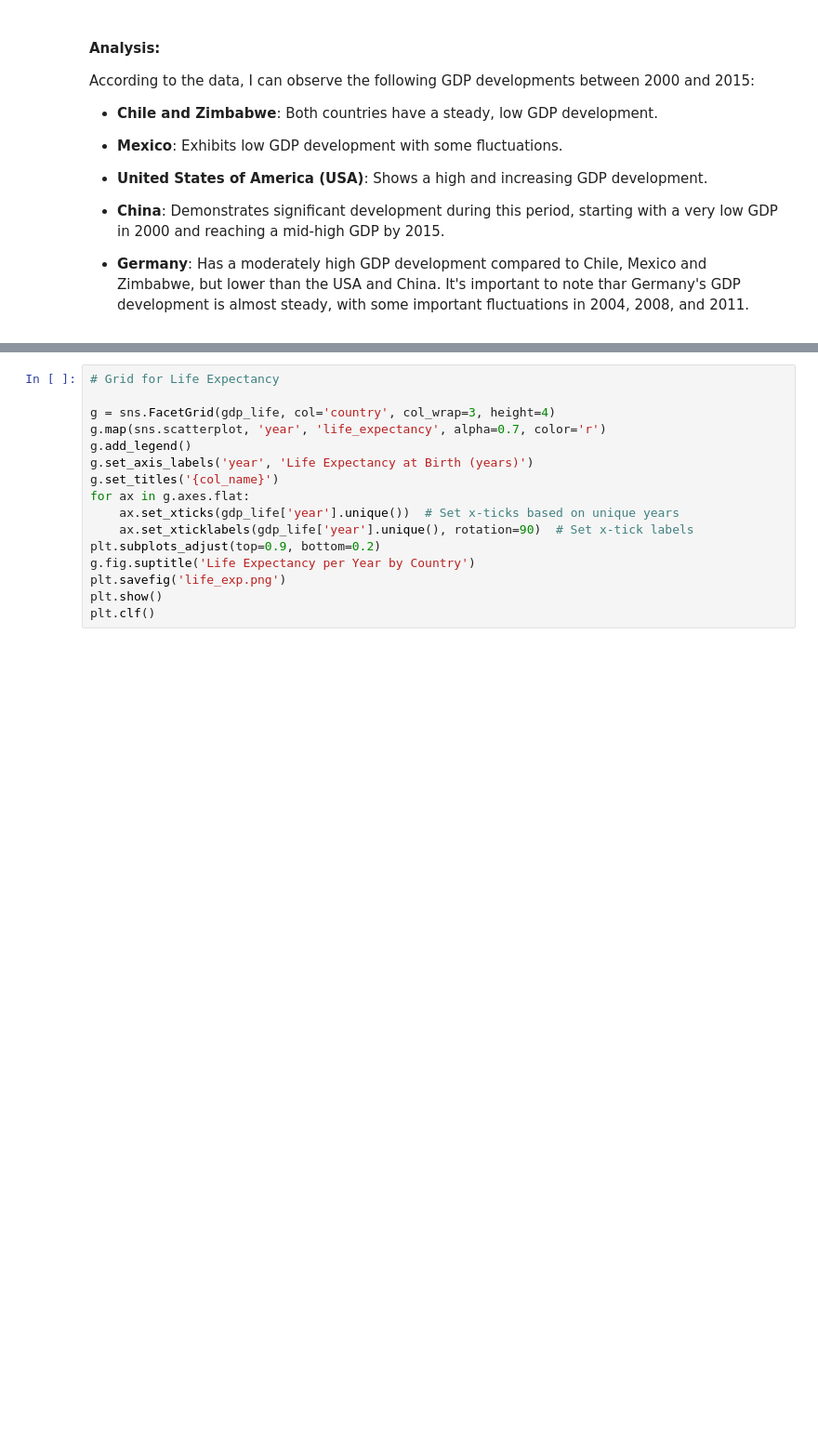
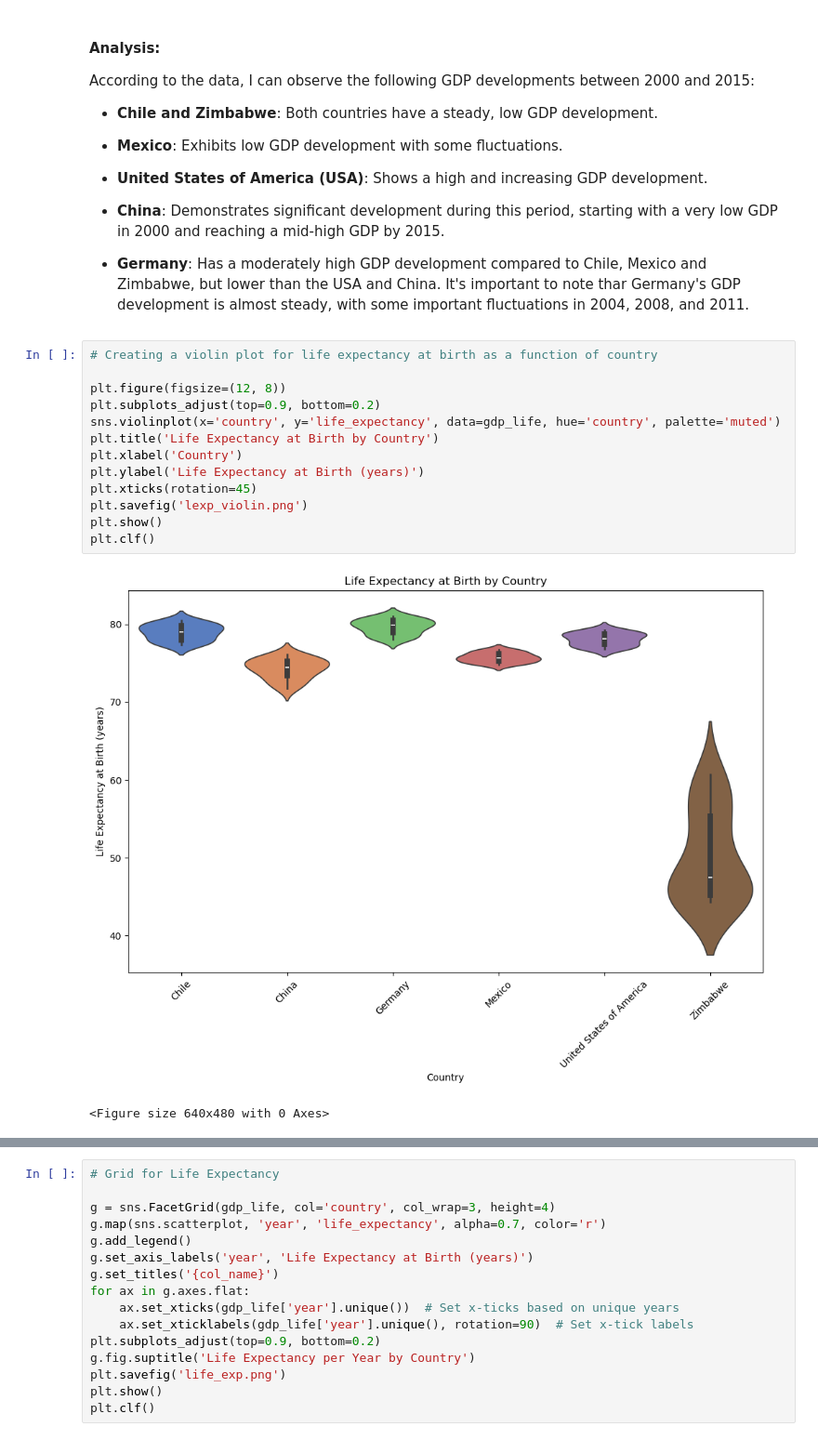
Before and after one commit to AndreRibeiro879/Codecademy_Learning_Portfolio_Projects, a Jupyter notebook: 03_DATA_VIZ_ML_CAR_PATH/LIFE_EXPECTANCY_GDP.ipynb, the cells around one changed output, grey strips where cells are left out. Shown: that part at 93% size. Cells and saved outputs as stored; diff of their text form; blank space fills up the shorter version.

```diff
--- a/03_DATA_VIZ_ML_CAR_PATH/LIFE_EXPECTANCY_GDP.ipynb
+++ b/03_DATA_VIZ_ML_CAR_PATH/LIFE_EXPECTANCY_GDP.ipynb
@@ -408,3 +452,19 @@ According to the data, I can observe the following GDP developments between 2000
 - **China**: Demonstrates significant development during this period, starting with a very low GDP in 2000 and reaching a mid-high GDP by 2015.
 
 - **Germany**: Has a moderately high GDP development compared to Chile, Mexico and Zimbabwe, but lower than the USA and China. It's important to note thar Germany's GDP development is almost steady, with some important fluctuations in 2004, 2008, and 2011.
+# %%
+# Creating a violin plot for life expectancy at birth as a function of country
+
+plt.figure(figsize=(12, 8))
+plt.subplots_adjust(top=0.9, bottom=0.2)
+sns.violinplot(x='country', y='life_expectancy', data=gdp_life, hue='country', palette='muted')
+plt.title('Life Expectancy at Birth by Country')
+plt.xlabel('Country')
+plt.ylabel('Life Expectancy at Birth (years)')
+plt.xticks(rotation=45)
+plt.savefig('lexp_violin.png')
+plt.show()
+plt.clf()
+# %% [output]
+[figure, added]
+<Figure size 640x480 with 0 Axes>
```
Also changed, not shown: parts of 23 cells of this notebook.
